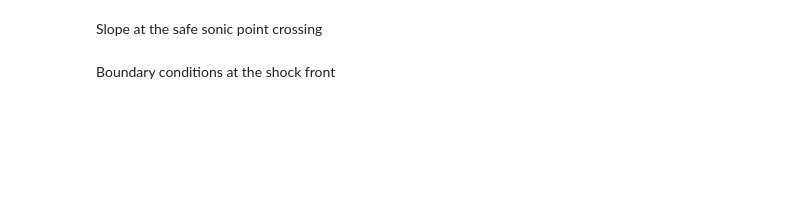
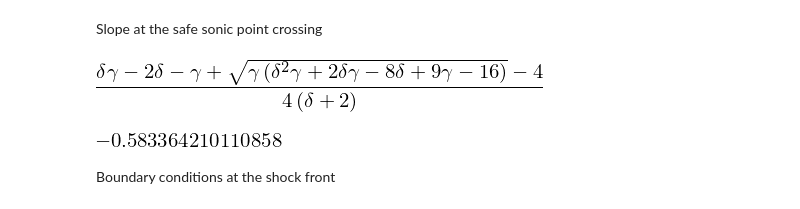
Before and after one commit to aremorov/stellar_atm_shocks, a Jupyter notebook: s_analysis_exponential2.ipynb, the cells around one changed output. Saved outputs shown, nothing was run; the diff lists cells and outputs as text; code cells hidden in the pictures; blank space fills up the shorter version.

```diff
--- a/s_analysis_exponential2.ipynb
+++ b/s_analysis_exponential2.ipynb
@@ -112,17 +112,21 @@ Slope at the safe sonic point crossing
 # %%
 alpha = sympy.Symbol('alpha', positive=True) # Slope
 DeltaV = sympy.Symbol(r'\Delta V', positive=True)
 temp = dCdV.subs(C_tilde,C_sonic+alpha*DeltaV)
 temp = temp.subs(V_tilde, V_sonic+DeltaV)
 temp = sympy.fraction(temp)
-temp = [sympy.diff(temp[0],DeltaV,3).subs(DeltaV,0).simplify(),
-        sympy.diff(temp[1],DeltaV,3).subs(DeltaV,0).simplify()]
+temp = [sympy.diff(temp[0],DeltaV,1).subs(DeltaV,0).simplify(),
+        sympy.diff(temp[1],DeltaV,1).subs(DeltaV,0).simplify()]
 temp = temp[0]/temp[1]
-sonic_line_slope = sympy.solve(alpha-temp,alpha)[0]
+sonic_line_slope = sympy.solve(alpha-temp,alpha)[1]
 sonic_line_slope
+# %% [output]
+[figure, added]
 # %%
-sonic_slope = sonic_line_slope.subs({gamma:1.1,delta:-1.2})
+sonic_slope = sonic_line_slope.subs(delta,-1.999).subs(gamma, 1.5) #there is a divergence at delta = -2
 sonic_slope
+# %% [output]
+[figure, added]
 # %% [markdown]
 Boundary conditions at the shock front
 # %%
```
Also changed, not shown: parts of 21 cells of this notebook.
